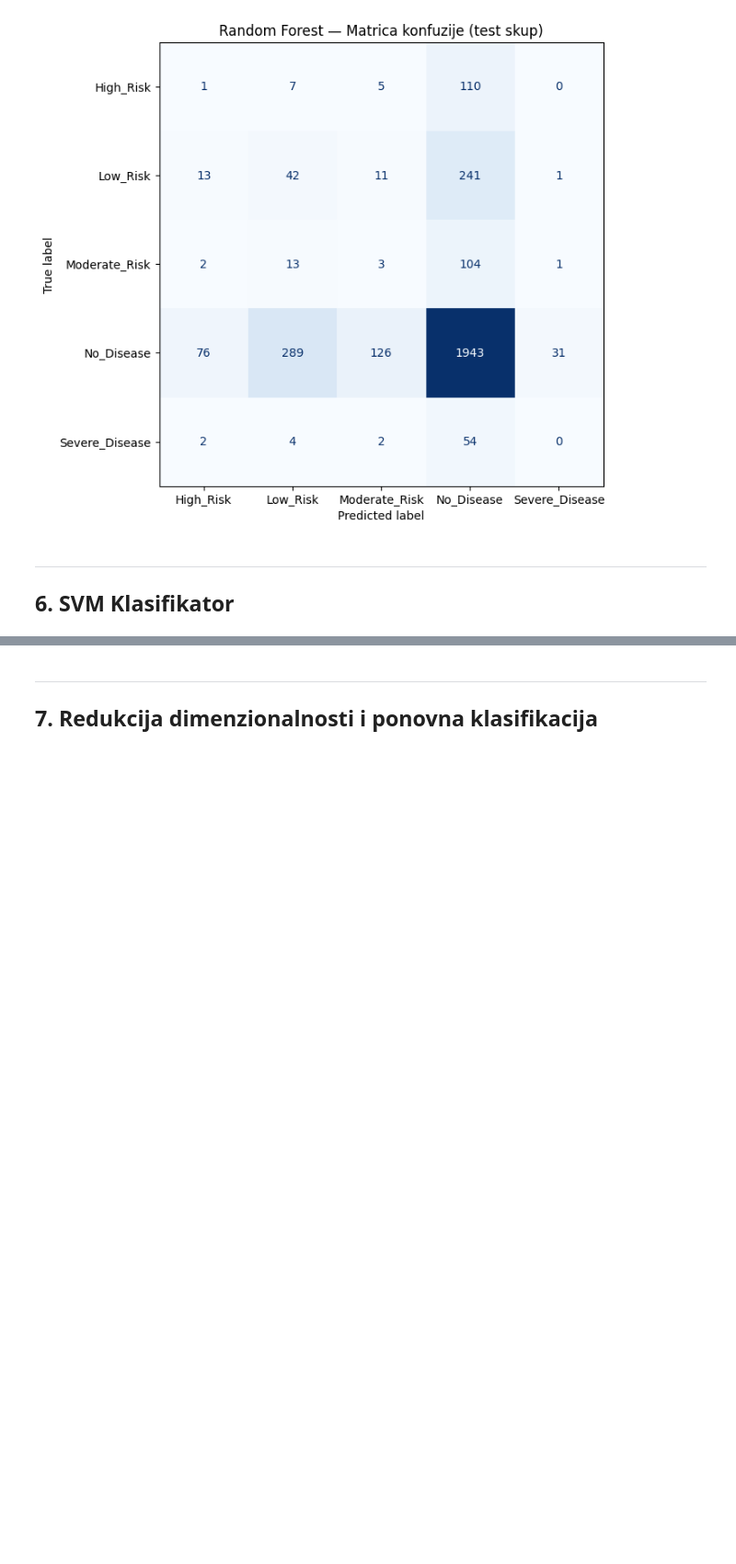
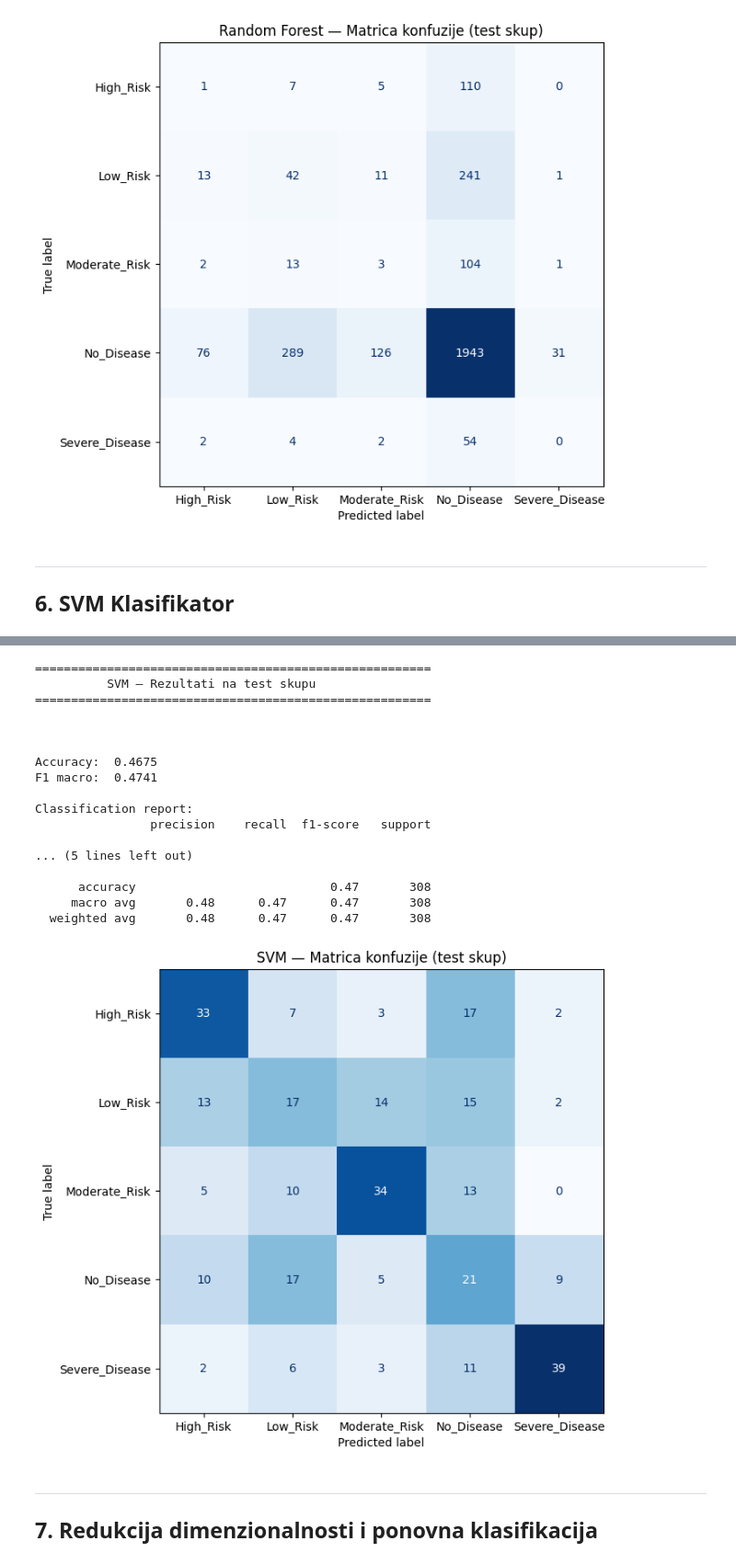
Before and after one commit to MarijaT7/Multi-class-Prediction-of-Chronic-Kidney-Disease-Stages, a Jupyter notebook: kidney_disease_classification.ipynb, the cells around one changed output, grey strips where cells are left out. Shown at 92% size. Saved outputs shown, nothing was run; the diff lists cells and outputs as text; code cells hidden in the pictures; blank space fills up the shorter version.

```diff
--- a/kidney_disease_classification.ipynb
+++ b/kidney_disease_classification.ipynb
@@ -302,7 +344,7 @@ knn_grid_search = GridSearchCV(
     estimator  = knn_pipeline,
     param_grid = knn_param_grid,
     cv         = skf,                  #definisano u prethodnoj celiji
-    scoring    = scorer,               #bira sta je najbolja komb
+    scoring    = 'f1_macro',               #bira sta je najbolja komb
     n_jobs     = -1,                   #koristi sva procesorska jezgra
     verbose    = 1                     #ispisuje po 1 info tokom izvrsavanja
 )
@@ -343,10 +385,10 @@ ConfusionMatrixDisplay.from_predictions(
 )
 ax.set_title("kNN — Matrica konfuzije (test skup)")
 plt.tight_layout()
+plt.savefig('Prilozi/03_knn_matrica_konfuzije_test.png', dpi=150, bbox_inches='tight')
 plt.show()
 
 # Cuvanje rezultata za kasniju komparativnu analizu
-results = {}
 results['kNN'] = {
     'f1_macro':  f1_score(y_test, knn_y_pred, average='macro'),
     'accuracy':  accuracy_score(y_test, knn_y_pred),
@@ -413,7 +455,7 @@ rf_grid_search = GridSearchCV(
     estimator  = rf_pipeline,
     param_grid = rf_params,
     cv         = skf,
-    scoring    = scorer,
+    scoring    = 'f1_macro',
     n_jobs     = -1,
     verbose    = 1
 )
@@ -492,3 +571,61 @@ Classification report:
+# %%
+# -korak5- finalni model sa najboljim parametrima
+svm_best = svm_grid_search.best_estimator_
+
+# -korak6- primena obucenog modela
+svm_y_pred = svm_best.predict(X_test)
+
+# -korak7- evaluacija
+print("\n")
+print("=" * 55)
+print("          SVM — Rezultati na test skupu")
+print("=" * 55)
+print("\n")
+
+print(f"\nAccuracy:  {accuracy_score(y_test, svm_y_pred):.4f}")
+print(f"F1 macro:  {f1_score(y_test, svm_y_pred, average='macro'):.4f}")
+
+print("\nClassification report:")
+print(classification_report(y_test, svm_y_pred))
+
+#Matrica konfuzije
+fig, ax = plt.subplots(figsize=(7, 9))
+ConfusionMatrixDisplay.from_predictions(
+    y_test, svm_y_pred,
+    ax=ax,
+    colorbar = False,
+    cmap = "Blues"
+)
+ax.set_title("SVM — Matrica konfuzije (test skup)")
+plt.tight_layout()
+plt.savefig('Prilozi/05_svm_matrica_konfuzije_test.png', dpi=150, bbox_inches='tight')
+plt.show()
+
+# Cuvanje rezultata za kasniju komparativnu analizu
+results['SVM'] = {
+    'f1_macro':  f1_score(y_test, svm_y_pred, average='macro'),
+    'accuracy':  accuracy_score(y_test, svm_y_pred),
+    'params':    svm_grid_search.best_params_
+}
+# %% [output]
+=======================================================
+          SVM — Rezultati na test skupu
+=======================================================
+
+
+
+Accuracy:  0.4675
+F1 macro:  0.4741
+
+Classification report:
+                precision    recall  f1-score   support
+
+... (5 lines left out)
+
+      accuracy                           0.47       308
+     macro avg       0.48      0.47      0.47       308
+  weighted avg       0.48      0.47      0.47       308
+[figure, added]
 # %% [markdown]
 ---
 ## 7. Redukcija dimenzionalnosti i ponovna klasifikacija
```
Also changed, not shown: parts of 7 cells of this notebook.
